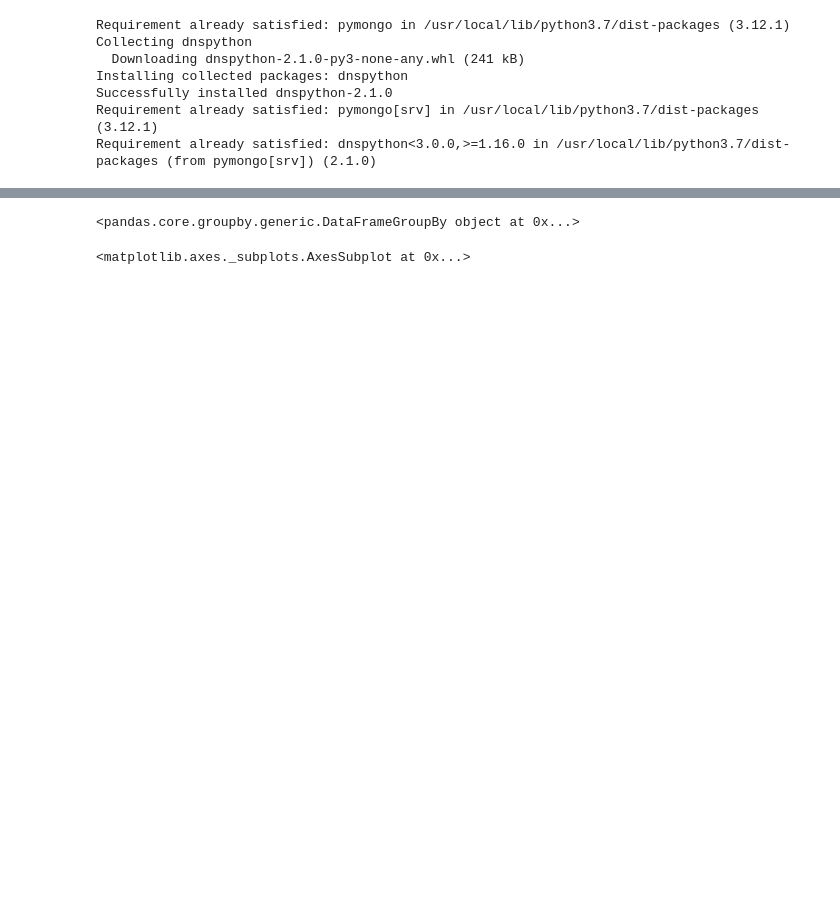
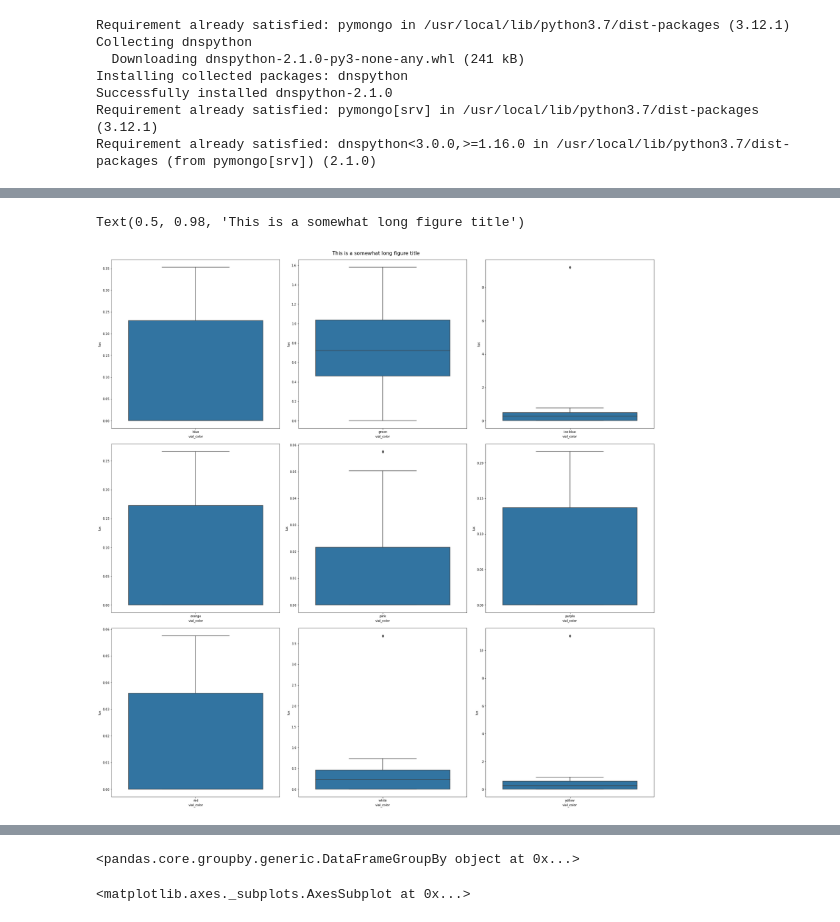
Before and after one commit to darkmatter2222/Nuclear-Battery, a Jupyter notebook: spectro_and_lux_9_colors.ipynb, the cells around one changed output, grey strips where cells are left out. Cells and saved outputs as stored; diff of their text form; code cells hidden in the pictures; blank space fills up the shorter version.

```diff
--- a/spectro_and_lux_9_colors.ipynb
+++ b/spectro_and_lux_9_colors.ipynb
@@ -83,0 +85,21 @@ df
+# %%
+color_names = df['vial_color'].unique()
+# %%
+pos = []
+
+for x, y in tqdm(list(itertools.product([0,1,2], [0,1,2]))):
+  pos.append([x,y])
+
+fig, ax = plt.subplots(3, 3, figsize=(25,25), constrained_layout=True)
+
+x = 0
+for color_name in color_names:
+  working_df = df[df['vial_color'] == color_name]
+  sd_df = working_df[(np.abs(stats.zscore(working_df['lux'])) < 3)]
+  sns.boxplot(x="vial_color", y="lux", data=sd_df, ax=ax[pos[x][0], pos[x][1]])
+  x+=1
+
+fig.suptitle('This is a somewhat long figure title', fontsize=16)
+# %% [output]
+Text(0.5, 0.98, 'This is a somewhat long figure title')
+[figure, added]
```
Also changed, not shown: parts of 6 cells of this notebook.
